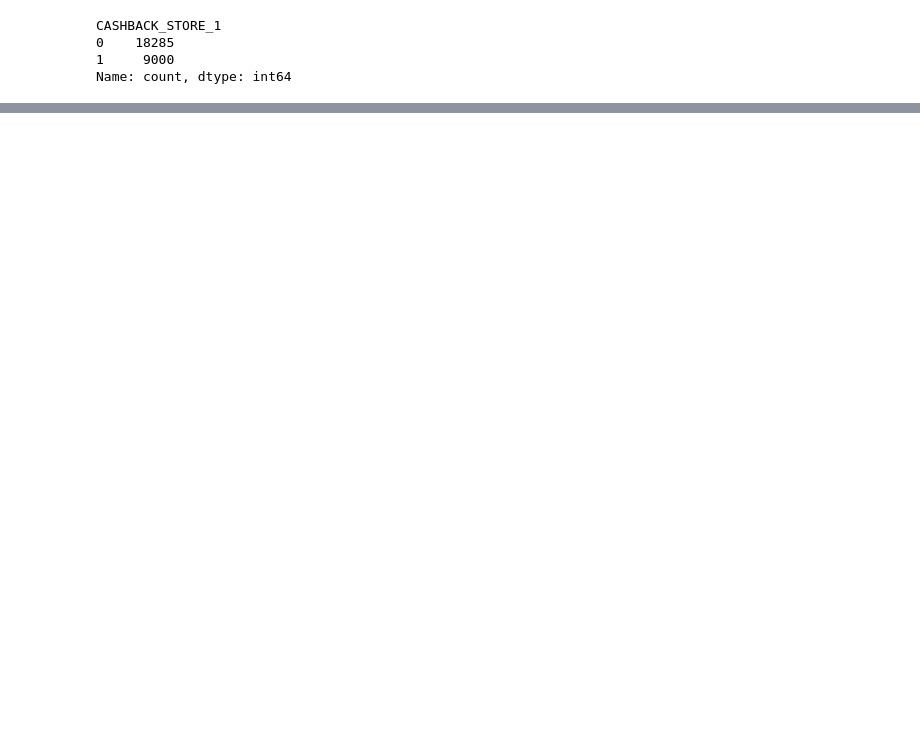
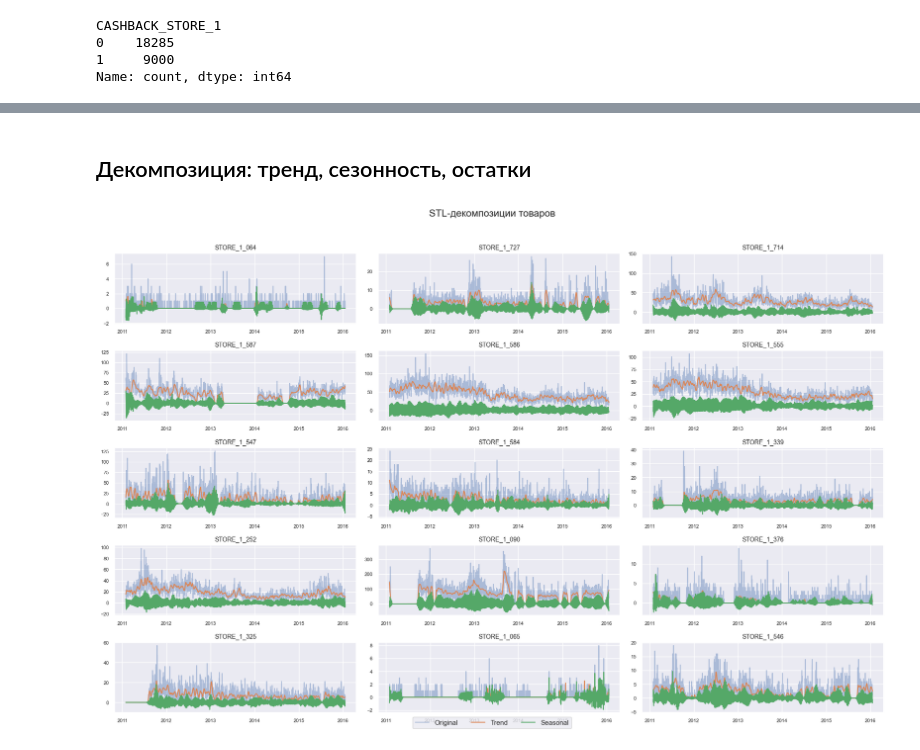
Before and after one commit to qw1zzard/itmo_timeseries, a Jupyter notebook: notebooks/data_analysis.ipynb, the cells around one changed output, grey strips where cells are left out. Cells and saved outputs as stored; diff of their text form; code cells hidden in the pictures; blank space fills up the shorter version.

```diff
--- a/notebooks/data_analysis.ipynb
+++ b/notebooks/data_analysis.ipynb
@@ -258,0 +277,34 @@ for art in df['item_id'].unique():
+# %% [markdown]
+## Декомпозиция: тренд, сезонность, остатки
+# %%
+item_ids = df['item_id'].unique()
+
+fig, axes = plt.subplots(5, 3, figsize=(18, 12))  # 5 строк, 3 столбца
+axes = axes.flatten()
+
+for idx, item_id in enumerate(item_ids):
+    df_item = df[df['item_id'] == item_id].sort_values('date')
+
+    if len(df_item) < 14:
+        axes[idx].set_title(f'{item_id}\nНедостаточно данных')
+        axes[idx].axis('off')
+        continue
+
+    stl = STL(df_item['cnt'], period=7, robust=True)
+    result = stl.fit()
+
+    axes[idx].plot(df_item['date'], df_item['cnt'], label='Original', alpha=0.4)
+    axes[idx].plot(df_item['date'], result.trend, label='Trend')
+    axes[idx].plot(df_item['date'], result.seasonal, label='Seasonal')
+    axes[idx].set_title(f'{item_id}', fontsize=10)
+    axes[idx].tick_params(labelsize=8)
+
+for j in range(idx + 1, len(axes)):
+    axes[j].axis('off')
+
+fig.suptitle('STL-декомпозиции товаров', fontsize=16)
+fig.tight_layout(rect=[0, 0, 1, 0.96])  # type: ignore
+fig.legend(['Original', 'Trend', 'Seasonal'], loc='lower center', ncol=3)
+plt.show()
+# %% [output]
+[figure, added]
```
Also changed, not shown: parts of 23 cells of this notebook, 1 other file.
